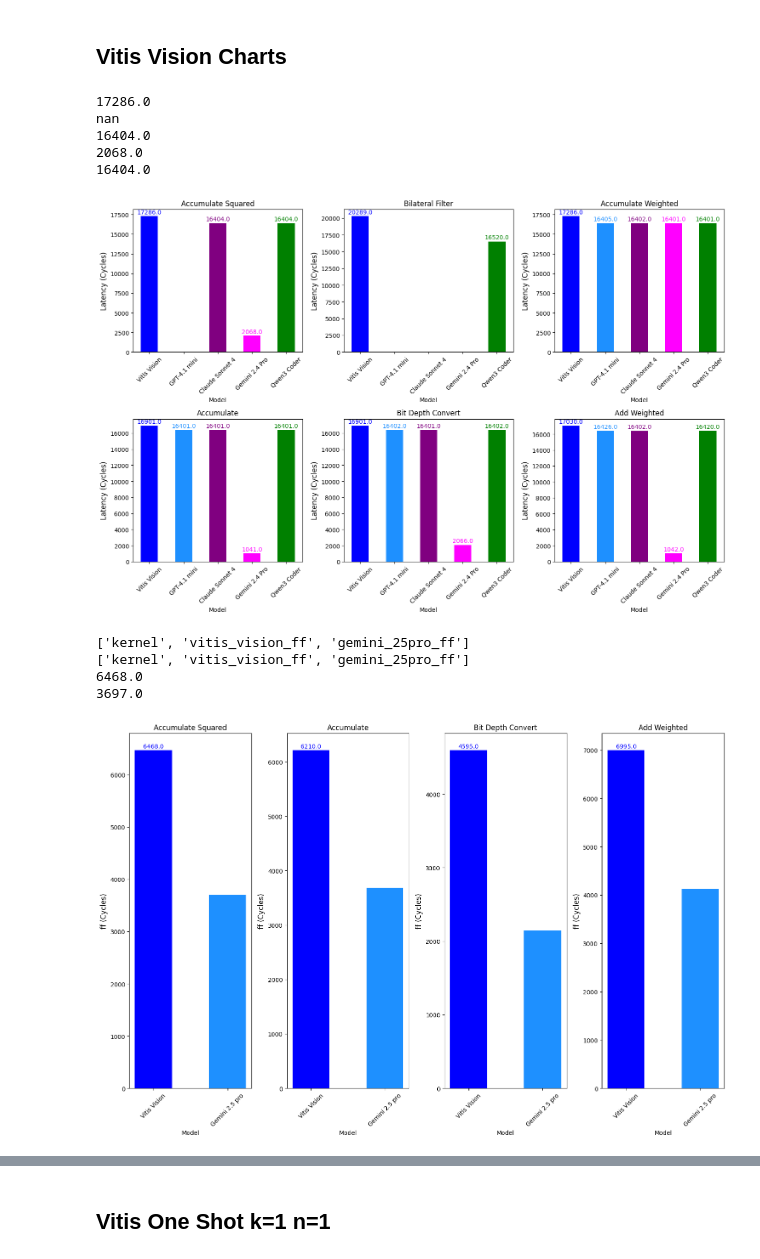
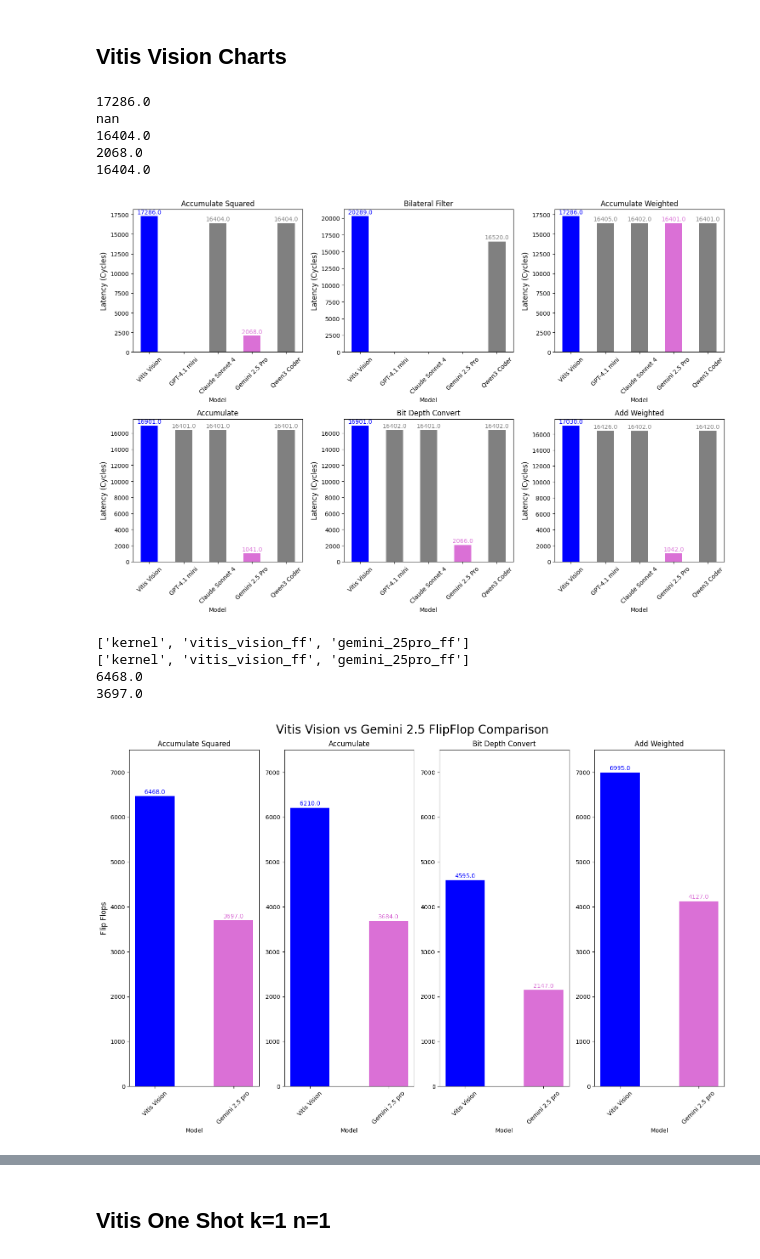
Before and after one commit to byuccl/HLS-FAB, a Jupyter notebook: results/data_analysis/data_analysis_vitis.ipynb, the cells around one changed output, grey strips where cells are left out. Drawn from its saved outputs; the diff is of its cells as text; code cells hidden in the pictures.

```diff
--- a/results/data_analysis/data_analysis_vitis.ipynb
+++ b/results/data_analysis/data_analysis_vitis.ipynb
@@ -1425,8 +1658,9 @@ vitis_vision_data = {
 df = pd.DataFrame(vitis_vision_data)
 models=["Vitis Vision", "GPT-4.1 mini", "Claude Sonnet 4", "Gemini 2.5 Pro", "Qwen3 Coder"]
 
-colors = ['blue','dodgerblue','purple','magenta','green']
-colors_short = ['blue', 'dodgerblue']
+colors = ['blue','gray','gray','orchid','gray']
+colors_backup = ['blue','dodgerblue','purple','magenta','green']
+colors_short = ['blue', 'orchid']
 
 latency_cols = [col for col in df.columns if 'latency' in col or col == 'kernel']
 ff_cols = [col for col in df.columns if 'ff' in col or col == 'kernel']
@@ -1552,7 +1786,7 @@ nan
 16404.0
 2068.0
 16404.0
-[figure, old version]
+[figure, new version]
 # %%
 # FF Graphs Vitis Vision
 
@@ -1567,82 +1801,87 @@ print(ff_cols)
 df_accumulate_squared = df[df["kernel"]=="accumulate_squared_opencv"].iloc[0]
 df_ff_accummulate_sqr = df_accumulate_squared[ff_cols]
 y_values = df_ff_accummulate_sqr.drop("kernel").fillna(1)
-ax[0].bar(vitis_gemini, y_values, width=0.5, color=colors, label='Accumulate Squared')
+ax[0].bar(vitis_gemini, y_values, width=0.5, color=colors_short, label='Accumulate Squared')
 for y, value in enumerate(y_values):
     print(value)
     ax[0].annotate(f"{value}",
-                    (models[y], value),
+                    (vitis_gemini[y], value),
                     textcoords="offset points",
                     xytext=(0, 4),
                     ha='center',
-                    color=colors[y])
+                    color=colors_short[y])
 
 
 #Accumulate Subplot
 df_accumulate = df[df["kernel"]=="accumulate_opencv"].iloc[0]
 df_accumulate_ff = df_accumulate[ff_cols]
 y_values = df_accumulate_ff.drop("kernel").fillna(1)
-ax[1].bar(vitis_gemini, y_values, width=0.5,  color=colors,label='Accumulate')
+ax[1].bar(vitis_gemini, y_values, width=0.5,  color=colors_short,label='Accumulate')
 for y, value in enumerate(y_values):
     ax[1].annotate(f"{value}",
-                    (models[y], value),
+                    (vitis_gemini[y], value),
                     textcoords="offset points",
                     xytext=(0, 4),
                     ha='center',
-                    color=colors[y])
+                    color=colors_short[y])
 
 # Bit Depth Subplot
 df_bit_depth_convert = df[df["kernel"]=="bit_depth_convert_opencv"].iloc[0]
 df_bit_depth_convert_ff = df_bit_depth_convert[ff_cols]
 y_values = df_bit_depth_convert_ff.drop("kernel").fillna(1)
-ax[2].bar(vitis_gemini, y_values, width=0.5, color=colors, label='Bit Depth Convert')
+ax[2].bar(vitis_gemini, y_values, width=0.5, color=colors_short, label='Bit Depth Convert')
 for y, value in enumerate(y_values):
     ax[2].annotate(f"{value}",
-                    (models[y], value),
+                    (vitis_gemini[y], value),
                     textcoords="offset points",
                     xytext=(0, 4),
                     ha='center',
-                    color=colors[y])
+                    color=colors_short[y])
 
 # Add Weighted
 df_add_weighted = df[df["kernel"]=="add_weighted_opencv"].iloc[0]
 df_add_weighted_ff = df_add_weighted[ff_cols]
 y_values = df_add_weighted_ff.drop("kernel").fillna(1)
-ax[3].bar(vitis_gemini, y_values, width=0.5, color=colors, label='Add Weighted')
+ax[3].bar(vitis_gemini, y_values, width=0.5, color=colors_short, label='Add Weighted')
 for y, value in enumerate(y_values):
     ax[3].annotate(f"{value}",
-                    (models[y], value),
+                    (vitis_gemini[y], value),
                     textcoords="offset points",
                     xytext=(0, 4),
                     ha='center',
-                    color=colors[y])
+                    color=colors_short[y])
 
 
 
 ax[0].tick_params(axis='x', rotation=45)
 ax[1].tick_params(axis='x', rotation=45)
 ax[2].tick_params(axis='x', rotation=45)
 ax[3].tick_params(axis='x', rotation=45)
 
 
 ax[0].set_xlabel('Model', fontsize=10)
-ax[0].set_ylabel('ff (Cycles)', fontsize=12)
+ax[0].set_ylabel('Flip Flops', fontsize=12)
 ax[0].set_title('Accumulate Squared', fontsize=12)
 ax[1].set_xlabel('Model', fontsize=10)
-ax[1].set_ylabel('ff (Cycles)', fontsize=12)
+# ax[1].set_ylabel('Flip Flops', fontsize=12)
 ax[1].set_title('Accumulate', fontsize=12)
 ax[2].set_xlabel('Model', fontsize=10)
-ax[2].set_ylabel('ff (Cycles)', fontsize=12)
+# ax[2].set_ylabel('Flip Flops', fontsize=12)
 ax[2].set_title('Bit Depth Convert', fontsize=12)
 ax[3].set_xlabel('Model', fontsize=10)
-ax[3].set_ylabel('ff (Cycles)', fontsize=12)
+# ax[3].set_ylabel('Flip Flops', fontsize=12)
 ax[3].set_title('Add Weighted', fontsize=12)
+ax[0].set_ylim(0, 7500)
+ax[1].set_ylim(0, 7500)
+ax[2].set_ylim(0, 7500)
+ax[3].set_ylim(0, 7500)
 
+plt.suptitle("Vitis Vision vs Gemini 2.5 FlipFlop Comparison", fontsize=20)
 plt.tight_layout()
 plt.show()
 # %% [output]
 ['kernel', 'vitis_vision_ff', 'gemini_25pro_ff']
 ['kernel', 'vitis_vision_ff', 'gemini_25pro_ff']
 6468.0
 3697.0
-[figure, old version]
+[figure, new version]
```
Also changed, not shown: parts of 23 cells of this notebook, 2 other files.
